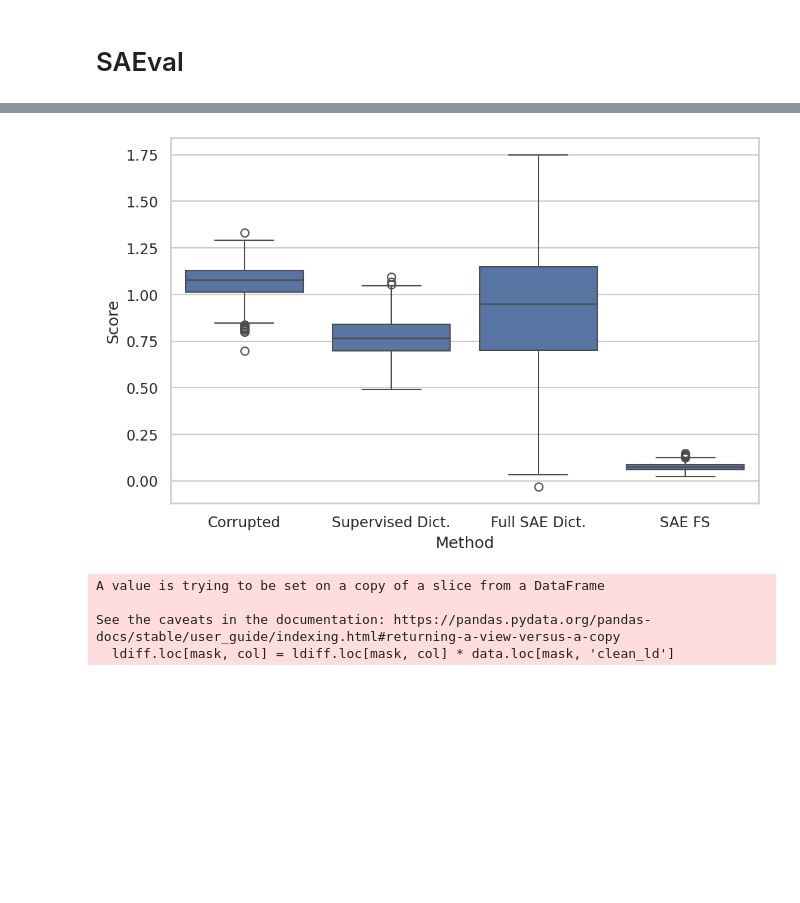
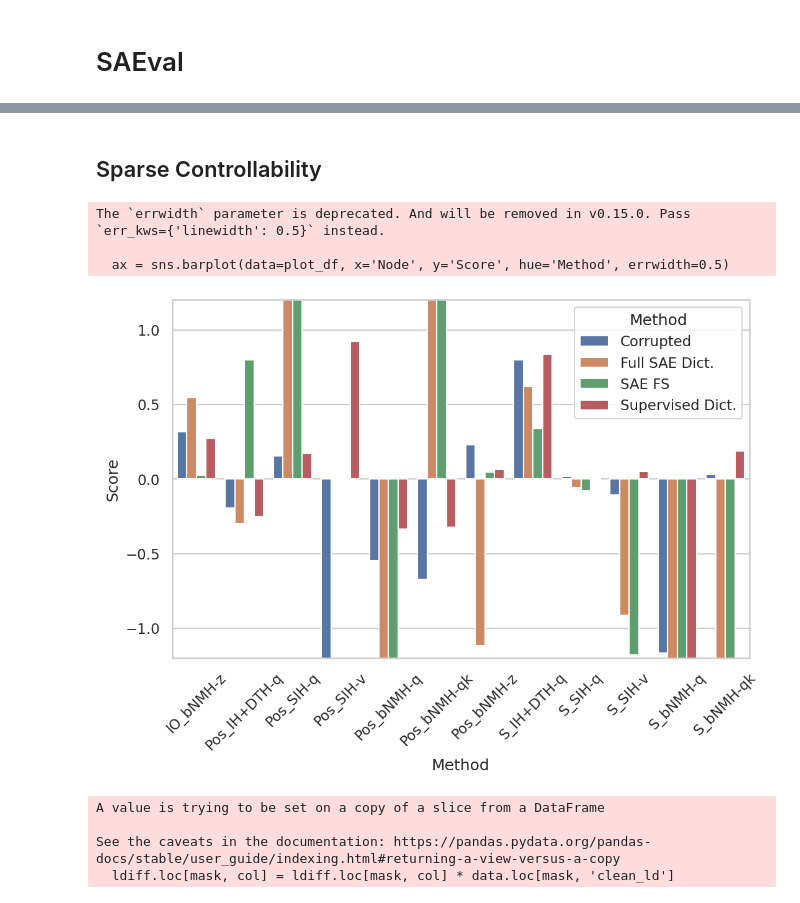
Before and after one commit to ghidav/sae-transfer-learning, a Jupyter notebook: eval_analysis.ipynb, the cells around one changed output, grey strips where cells are left out. Drawn from its saved outputs; the diff is of its cells as text; code cells hidden in the pictures; blank space fills up the shorter version.

```diff
--- a/eval_analysis.ipynb
+++ b/eval_analysis.ipynb
@@ -2,0 +11,10 @@
+# %%
+dfs = []
+for file in os.listdir('tasks/ioi/sn-scores/'):
+    if file.endswith('.json'):
+        file_name = file.split('.')[0]
+        data = pd.read_json('tasks/ioi/sn-scores/' + file)
+        data['node'] = file_name
+        dfs.append(data)
+
+df = pd.concat(dfs, ignore_index=True)
@@ -3,20 +65,32 @@
+# %% [markdown]
+## Sparse Controllability
 # %%
-import pandas  as pd
+dfs = []
+for file in os.listdir('tasks/ioi/sc-scores/'):
+    if file.endswith('.json'):
+        file_name = file.split('.')[0]
+        data = pd.read_json('tasks/ioi/sc-scores/' + file)
+        data['node'] = file_name
+        dfs.append(data)
 
-data = pd.read_json('tasks/ioi/scores.json')
+df = pd.concat(dfs, ignore_index=True)
 # %%
-import seaborn as sns
-import matplotlib.pyplot as plt
-scores = data[['patch_corr_score', 'patch_supervised_score', 'patch_all_sae_score', 'patch_sae_fs_score']]
-scores.columns = ['Corrupted', 'Supervised Dict.', 'Full SAE Dict.', 'SAE FS']
+scores = df[['patch_corr_score', 'patch_supervised_score', 'patch_all_sae_score', 'patch_sae_fs_score', 'node']]
+scores.columns = ['Corrupted', 'Supervised Dict.', 'Full SAE Dict.', 'SAE FS', 'Node']
 
 plt.figure(figsize=(8, 5), dpi=150)
-ax = sns.boxplot(data=scores.melt(var_name='Method', value_name='Score'), x='Method', y='Score')
+plot_df = scores.melt(id_vars='Node', var_name='Method', value_name='Score').groupby(['Node', 'Method']).mean().reset_index()
+ax = sns.barplot(data=plot_df, x='Node', y='Score', hue='Method', errwidth=0.5)
 ax.set_ylabel('Score')
 ax.set_xlabel('Method')
+plt.ylim(-1.2, 1.2)
+plt.xticks(rotation=45)
 plt.show()
 # %% [output]
+The `errwidth` parameter is deprecated. And will be removed in v0.15.0. Pass `err_kws={'linewidth': 0.5}` instead.
+
+  ax = sns.barplot(data=plot_df, x='Node', y='Score', hue='Method', errwidth=0.5)
-[figure, old version]
+[figure, new version]
 # %%
 ldiff = data[['corr_ld', 'patch_corr_ld', 'patch_supervised_ld', 'patch_all_sae_ld', 'patch_sae_fs_ld']]
 ldiff.columns = ['Corrupted Run', 'Patch Corrupted', 'Supervised Dict.', 'Full SAE Dict.', 'SAE FS']
```
Also changed, not shown: parts of 12 cells of this notebook, 32 other files.
